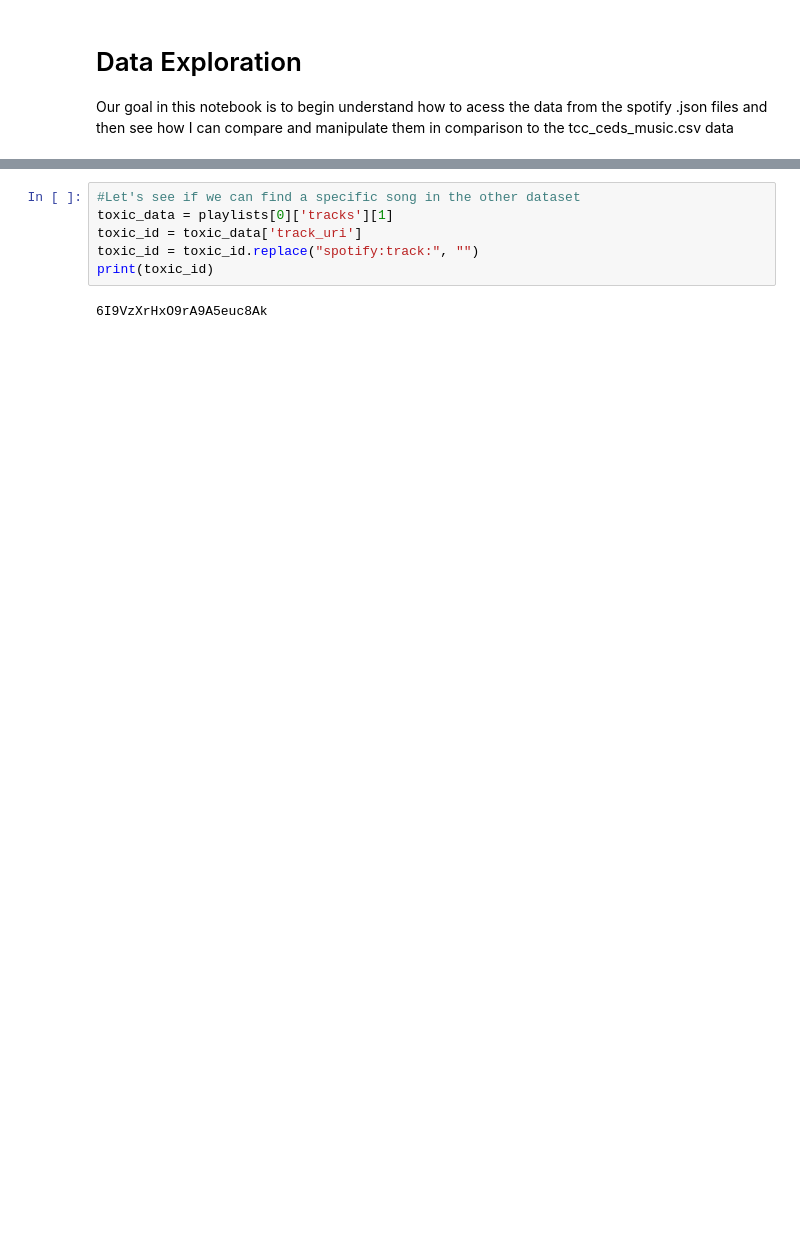
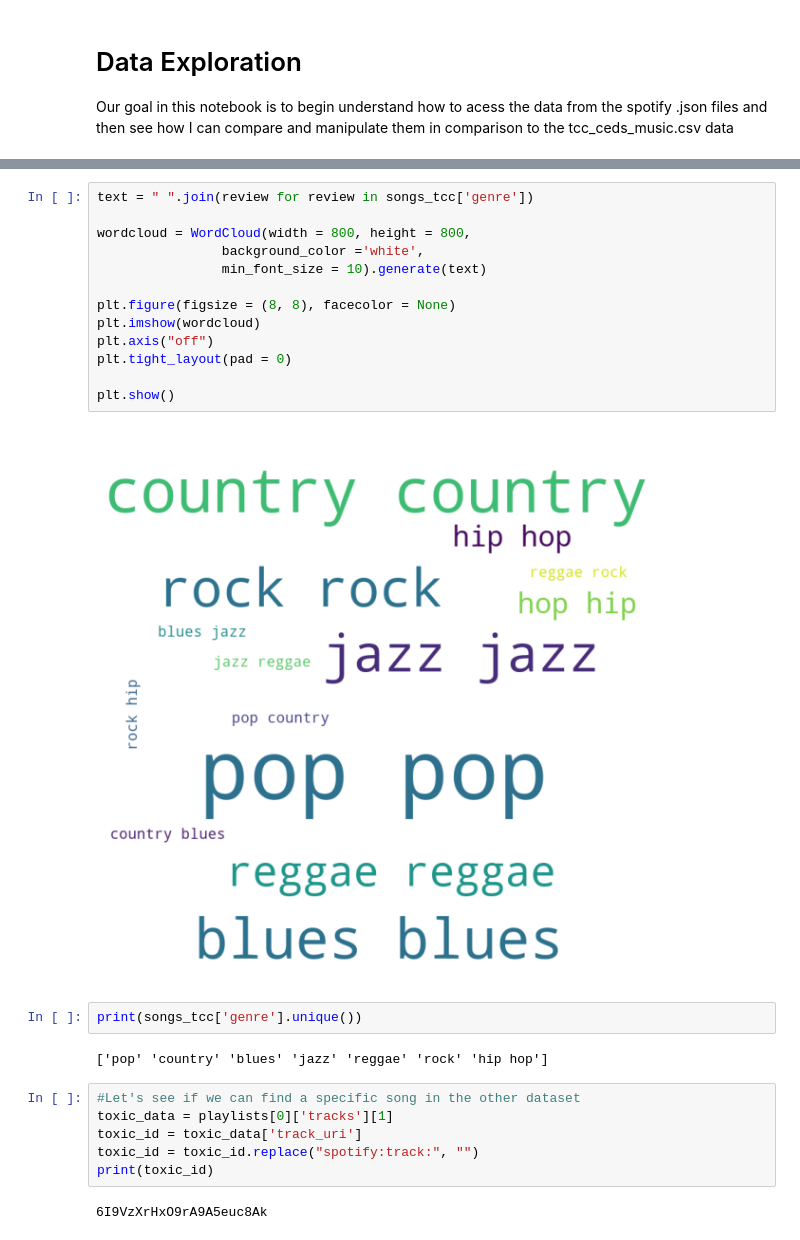
Before and after one commit to victoriab027/MusicDataAnalysis, a Jupyter notebook: notebooks/1.0-initial-data-exploration.ipynb, the cells around one changed output, grey strips where cells are left out. Cells and saved outputs as stored; diff of their text form; blank space fills up the shorter version.

```diff
--- a/notebooks/1.0-initial-data-exploration.ipynb
+++ b/notebooks/1.0-initial-data-exploration.ipynb
@@ -22,3 +28,22 @@ features.head()
+# %%
+text = " ".join(review for review in songs_tcc['genre'])
+
+wordcloud = WordCloud(width = 800, height = 800,
+                background_color ='white',
+                min_font_size = 10).generate(text)
+
+plt.figure(figsize = (8, 8), facecolor = None)
+plt.imshow(wordcloud)
+plt.axis("off")
+plt.tight_layout(pad = 0)
+
+plt.show()
+# %% [output]
+[figure, added]
+# %%
+print(songs_tcc['genre'].unique())
+# %% [output]
+['pop' 'country' 'blues' 'jazz' 'reggae' 'rock' 'hip hop']
 # %%
 #Let's see if we can find a specific song in the other dataset
 toxic_data = playlists[0]['tracks'][1]
```
Also changed, not shown: parts of 9 cells of this notebook.
